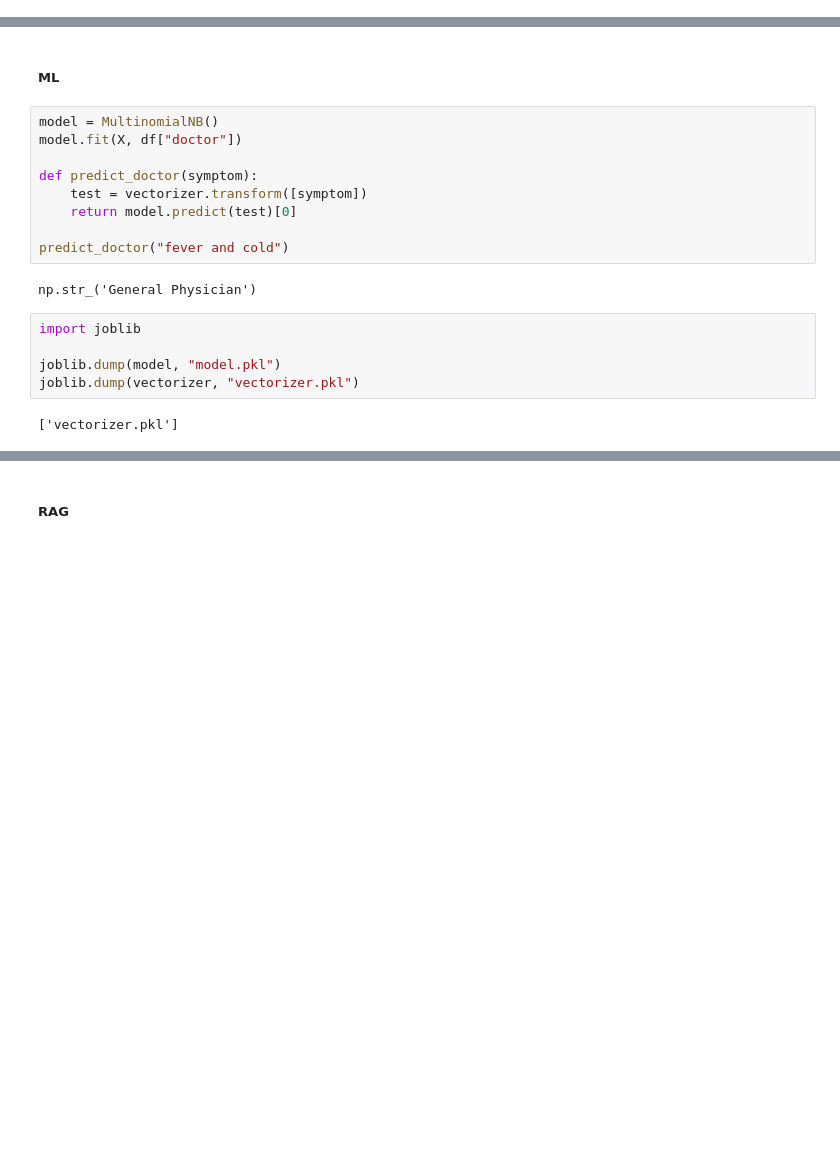
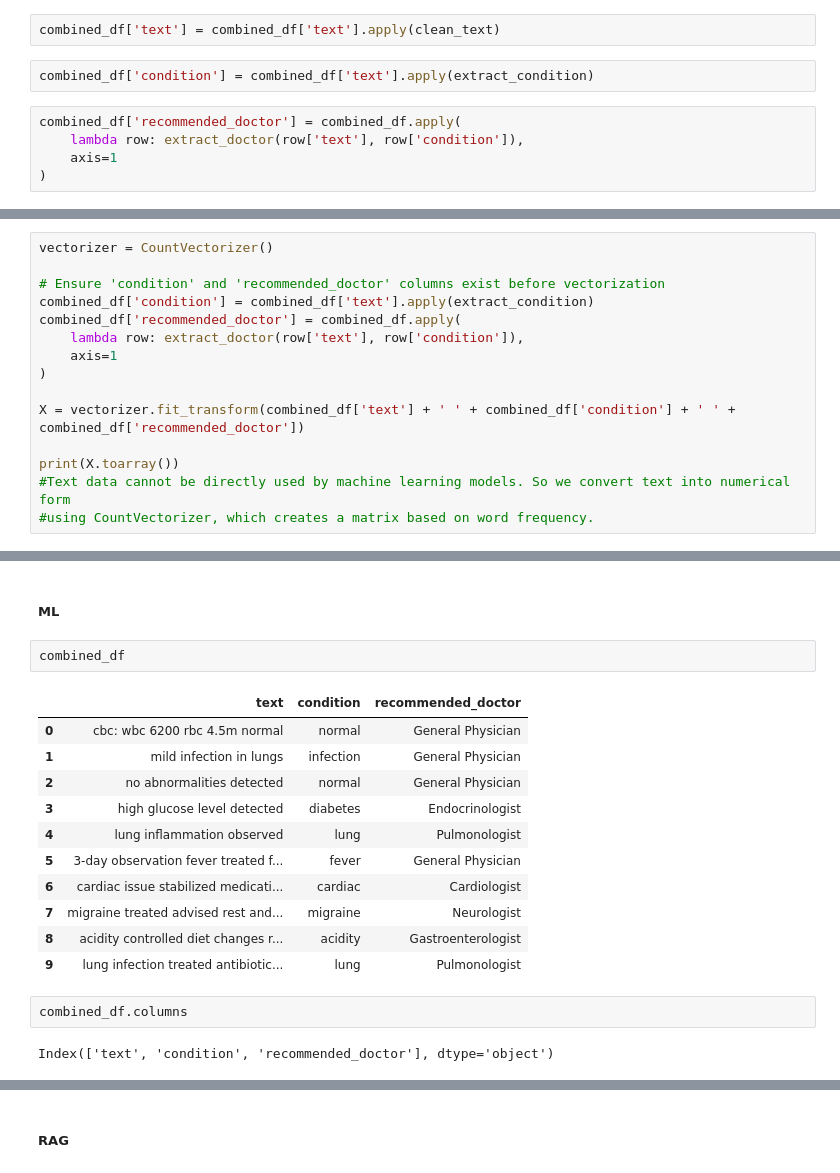
Before and after one commit to Rekha-vivek/Care_Connect_AI, a Jupyter notebook: Care_connect_AI.ipynb, the cells around one changed output, grey strips where cells are left out. Saved outputs shown, nothing was run; the diff lists cells and outputs as text; blank space fills up the shorter version.

```diff
--- a/Care_connect_AI.ipynb
+++ b/Care_connect_AI.ipynb
@@ -1206,0 +1234,9 @@ print(X.toarray())
+# %%
+combined_df['text'] = combined_df['text'].apply(clean_text)
+# %%
+combined_df['condition'] = combined_df['text'].apply(extract_condition)
+# %%
+combined_df['recommended_doctor'] = combined_df.apply(
+    lambda row: extract_doctor(row['text'], row['condition']),
+    axis=1
+)
@@ -1206,0 +1258,15 @@ print(X.toarray())
+# %%
+vectorizer = CountVectorizer()
+
+# Ensure 'condition' and 'recommended_doctor' columns exist before vectorization
+combined_df['condition'] = combined_df['text'].apply(extract_condition)
+combined_df['recommended_doctor'] = combined_df.apply(
+    lambda row: extract_doctor(row['text'], row['condition']),
+    axis=1
+)
+
+X = vectorizer.fit_transform(combined_df['text'] + ' ' + combined_df['condition'] + ' ' + combined_df['recommended_doctor'])
+
+print(X.toarray())
+#Text data cannot be directly used by machine learning models. So we convert text into numerical form
+#using CountVectorizer, which creates a matrix based on word frequency.
@@ -1207,20 +1294,20 @@ print(X.toarray())
 # %% [markdown]
 ##### ML
-# %%
-model = MultinomialNB()
-model.fit(X, df["doctor"])
-
-def predict_doctor(symptom):
-    test = vectorizer.transform([symptom])
-    return model.predict(test)[0]
-
-predict_doctor("fever and cold")
-# %% [output]
-np.str_('General Physician')
-# %%
-import joblib
-
-joblib.dump(model, "model.pkl")
-joblib.dump(vectorizer, "vectorizer.pkl")
-# %% [output]
-['vectorizer.pkl']
+# %%
+combined_df
+# %% [output]
+|  | text | condition | recommended_doctor |
+| 0 | cbc: wbc 6200 rbc 4.5m normal | normal | General Physician |
+| 1 | mild infection in lungs | infection | General Physician |
+| 2 | no abnormalities detected | normal | General Physician |
+| 3 | high glucose level detected | diabetes | Endocrinologist |
+| 4 | lung inflammation observed | lung | Pulmonologist |
+| 5 | 3-day observation fever treated f... | fever | General Physician |
+| 6 | cardiac issue stabilized medicati... | cardiac | Cardiologist |
+| 7 | migraine treated advised rest and... | migraine | Neurologist |
+| 8 | acidity controlled diet changes r... | acidity | Gastroenterologist |
+| 9 | lung infection treated antibiotic... | lung | Pulmonologist |
+# %%
+combined_df.columns
+# %% [output]
+Index(['text', 'condition', 'recommended_doctor'], dtype='object')
```
Also changed, not shown: parts of 43 cells of this notebook.
